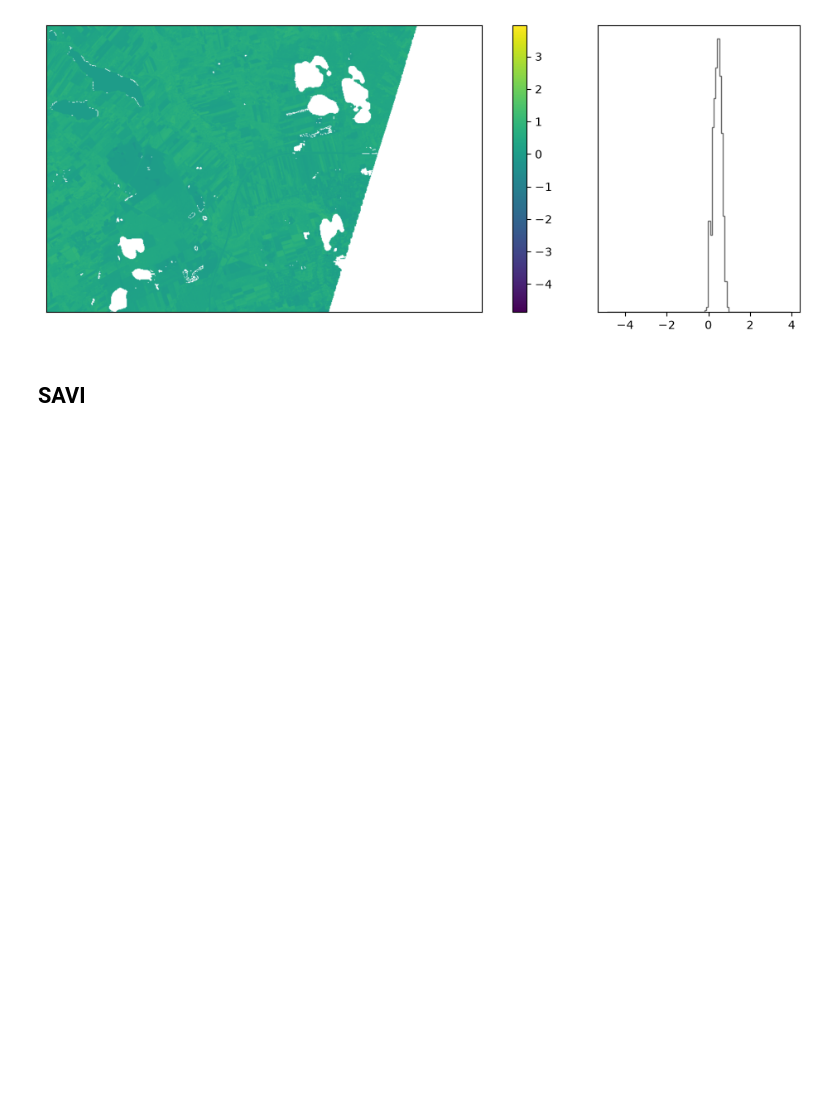
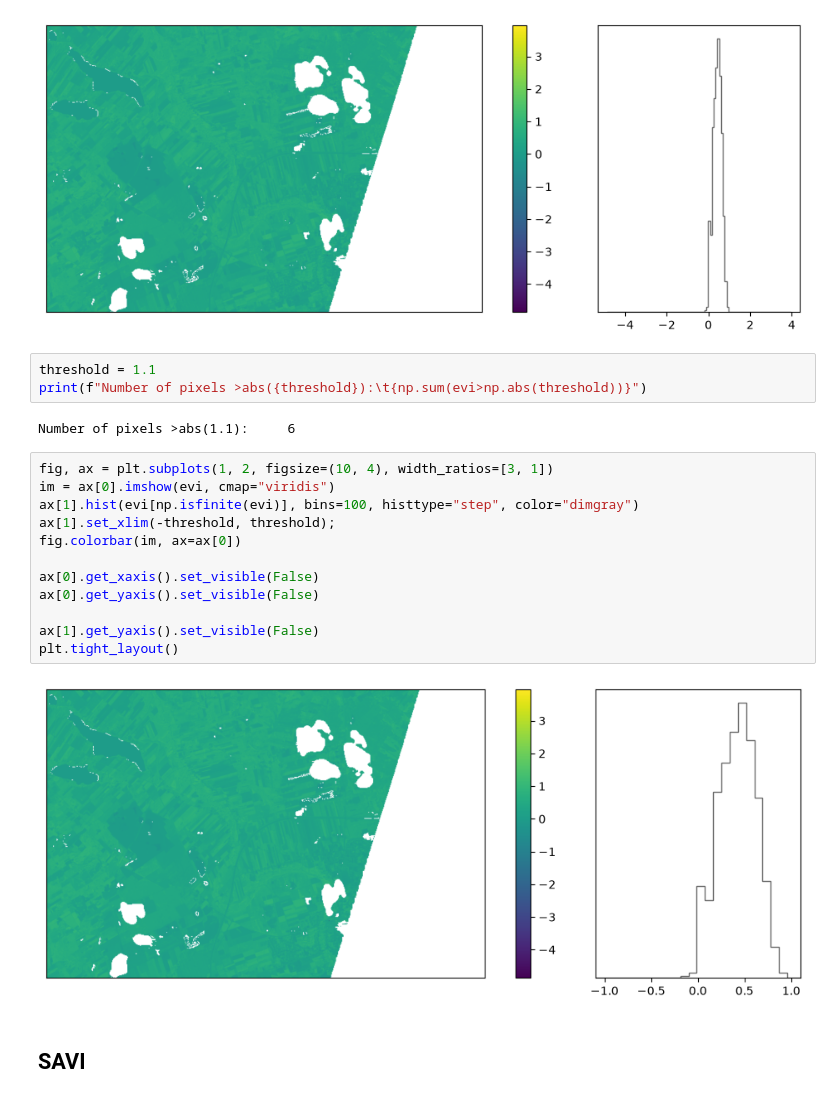
Before and after one commit to mikolaj-kowal/rs-vegetation-indices-analysis, a Jupyter notebook: notebooks/02-index-calculation.ipynb, the cells around one changed output. Saved outputs shown, nothing was run; the diff lists cells and outputs as text; blank space fills up the shorter version.

Commit message:
Create a histogram for each index

```diff
--- a/notebooks/02-index-calculation.ipynb
+++ b/notebooks/02-index-calculation.ipynb
@@ -105,6 +105,25 @@ ax[1].get_yaxis().set_visible(False)
 plt.tight_layout()
 # %% [output]
 [figure]
+# %%
+threshold = 1.1
+print(f"Number of pixels >abs({threshold}):\t{np.sum(evi>np.abs(threshold))}")
+# %% [output]
+Number of pixels >abs(1.1):     6
+# %%
+fig, ax = plt.subplots(1, 2, figsize=(10, 4), width_ratios=[3, 1])
+im = ax[0].imshow(evi, cmap="viridis")
+ax[1].hist(evi[np.isfinite(evi)], bins=100, histtype="step", color="dimgray")
+ax[1].set_xlim(-threshold, threshold);
+fig.colorbar(im, ax=ax[0])
+
+ax[0].get_xaxis().set_visible(False)
+ax[0].get_yaxis().set_visible(False)
+
+ax[1].get_yaxis().set_visible(False)
+plt.tight_layout()
+# %% [output]
+[figure, added]
 # %% [markdown]
 ## SAVI
 # %%
```
Also changed, not shown: 1 other file.
